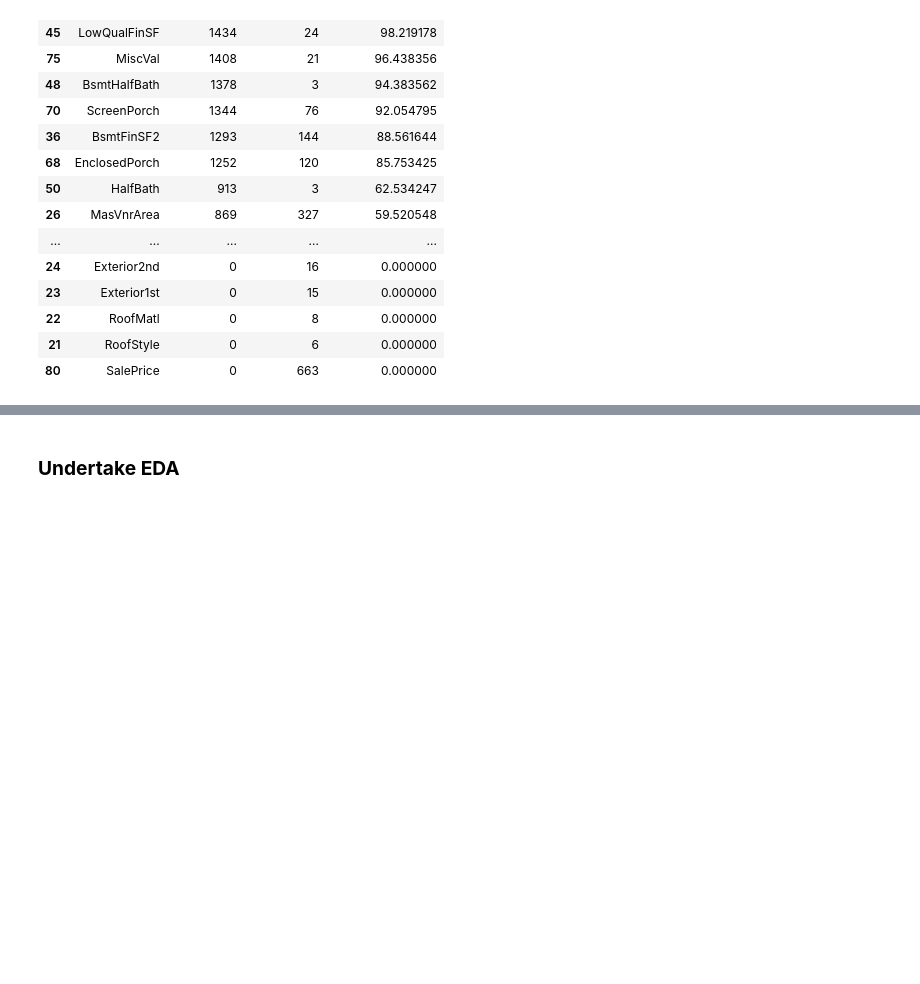
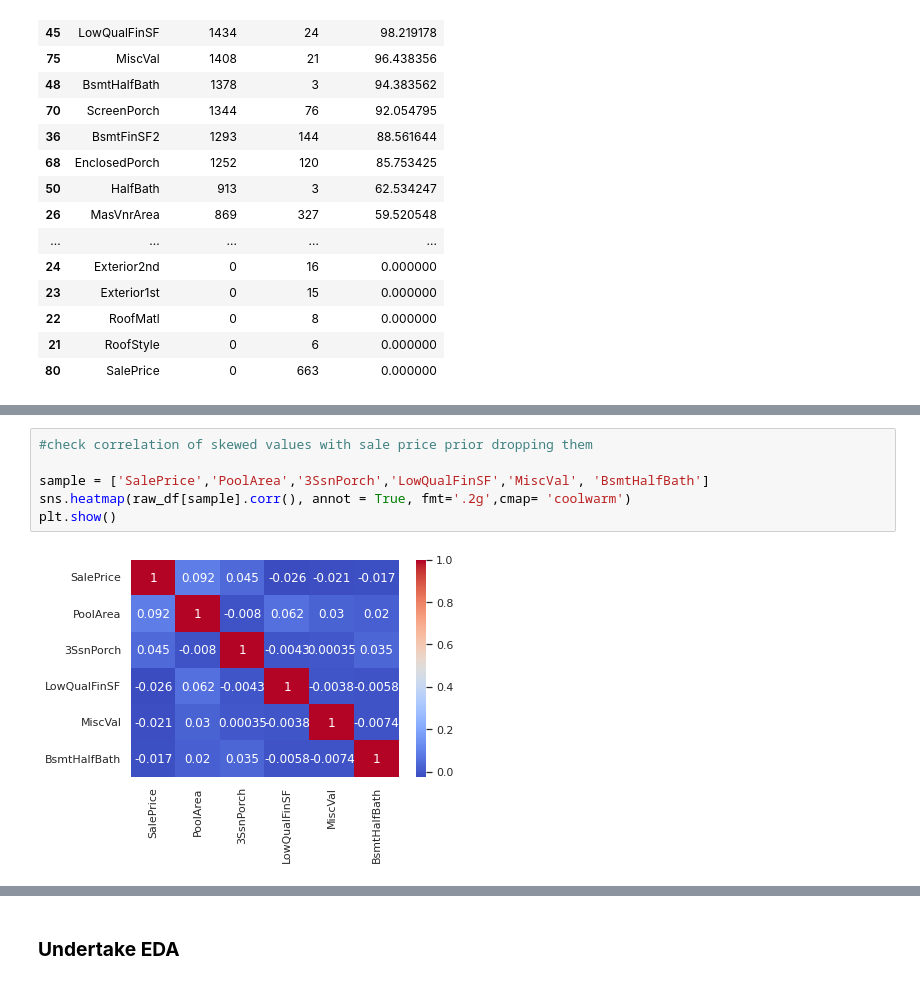
Before and after one commit to ishankarve/Assignment-Advanced-Regression, a Jupyter notebook: Assignment Advanced Regression.ipynb, the cells around one changed output, grey strips where cells are left out. Saved outputs shown, nothing was run; the diff lists cells and outputs as text; blank space fills up the shorter version.

```diff
--- a/Assignment Advanced Regression.ipynb
+++ b/Assignment Advanced Regression.ipynb
@@ -850,0 +879,8 @@ df.sort_values(by=['percentage_zeros'], ascending=False)
+# %%
+#check correlation of skewed values with sale price prior dropping them
+
+sample = ['SalePrice','PoolArea','3SsnPorch','LowQualFinSF','MiscVal', 'BsmtHalfBath']
+sns.heatmap(raw_df[sample].corr(), annot = True, fmt='.2g',cmap= 'coolwarm')
+plt.show()
+# %% [output]
+[figure, added]
```
Also changed, not shown: parts of 41 cells of this notebook.
